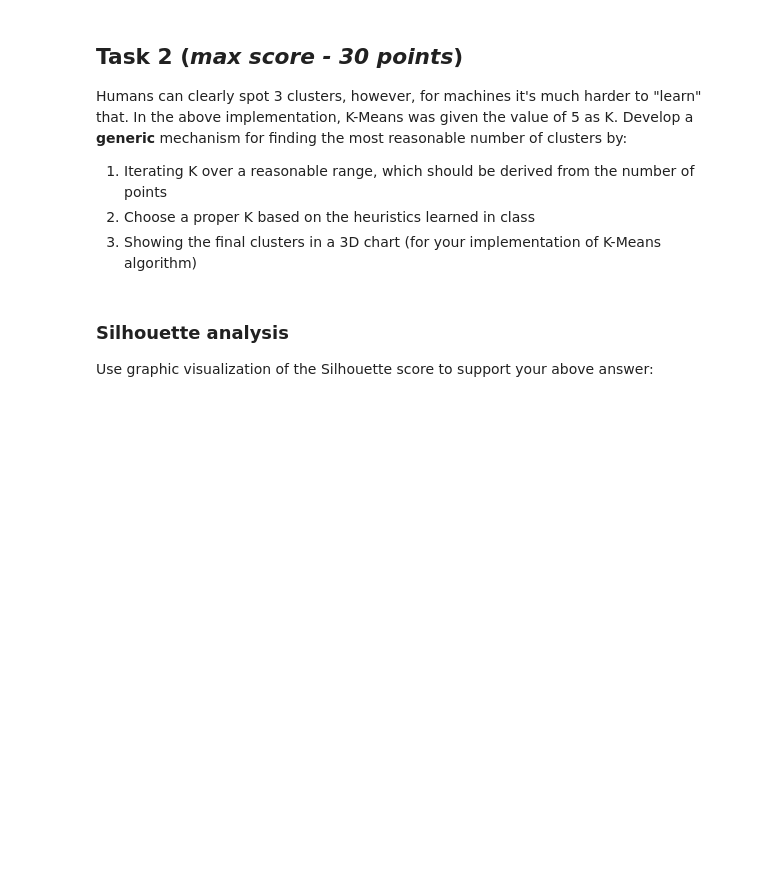
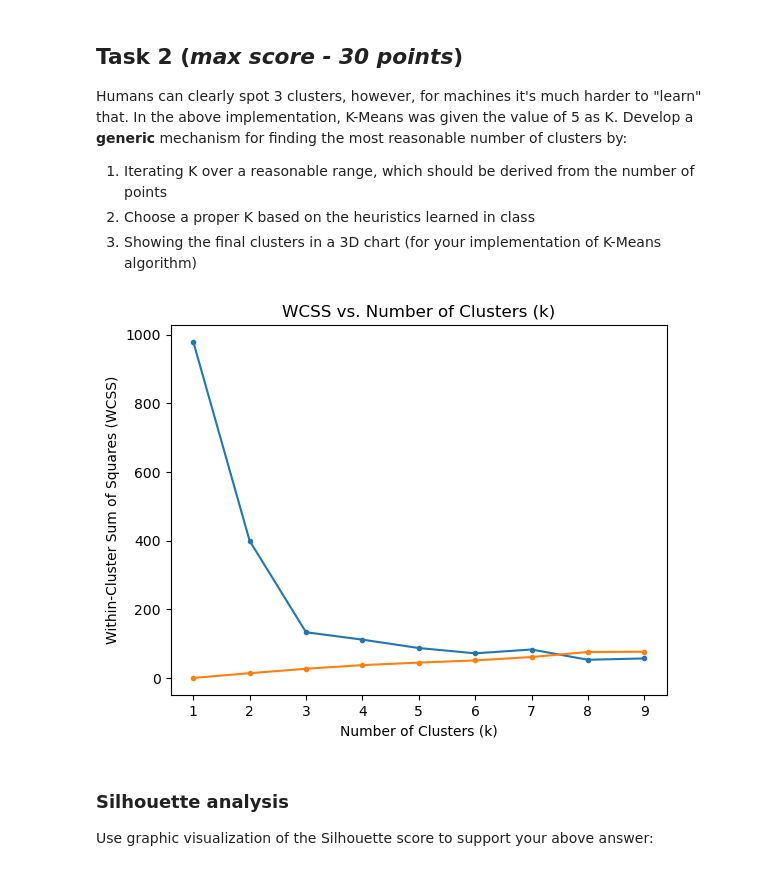
Before and after one commit to JaneAmi/YData_UL, a Jupyter notebook: HW1_clustering/UL_HW1_Clustering.ipynb, the cells around one changed output. Drawn from its saved outputs; the diff is of its cells as text; code cells hidden in the pictures; blank space fills up the shorter version.

```diff
--- a/HW1_clustering/UL_HW1_Clustering.ipynb
+++ b/HW1_clustering/UL_HW1_Clustering.ipynb
@@ -154,3 +155,32 @@ Develop a **generic** mechanism for finding the most reasonable number of cluste
+# %%
+# Add your code for task2 after this line, and keep it in this cell.
+def ch_kmeans(model):
+    # calculate WCSS
+    wcss = 0
+    for i in range(model.k):
+        wcss += np.linalg.norm(model.clusters[i] - model.centroids[i])**2
+
+    # calculate BCSS
+    cm = model.centroids.mean(axis=0)
+    bcss = (np.linalg.norm(model.centroids - cm, axis=1)**2).sum()
+    return wcss, bcss
+# %%
+wcss, bcss = [], []
+for k in range(1, 10):
+    model = k_means(k)
+    model.fit(EMR3d1)
+    ch = ch_kmeans(model)
+    wcss.append(ch[0])
+    bcss.append(ch[1])
+
+plt.plot(range(1, 10), wcss, marker='.')
+plt.plot(range(1, 10), bcss, marker='.')
+plt.title('WCSS vs. Number of Clusters (k)')
+plt.xlabel('Number of Clusters (k)')
+plt.ylabel('Within-Cluster Sum of Squares (WCSS)')
+plt.show()
+# %% [output]
+[figure, added]
 # %% [markdown]
 ### Silhouette analysis
 
```
Also changed, not shown: parts of 8 cells of this notebook.
